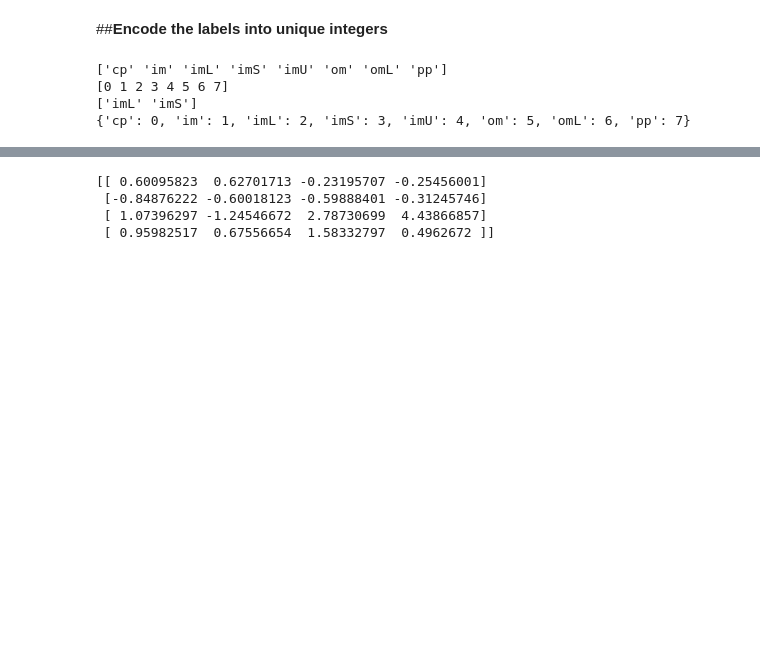
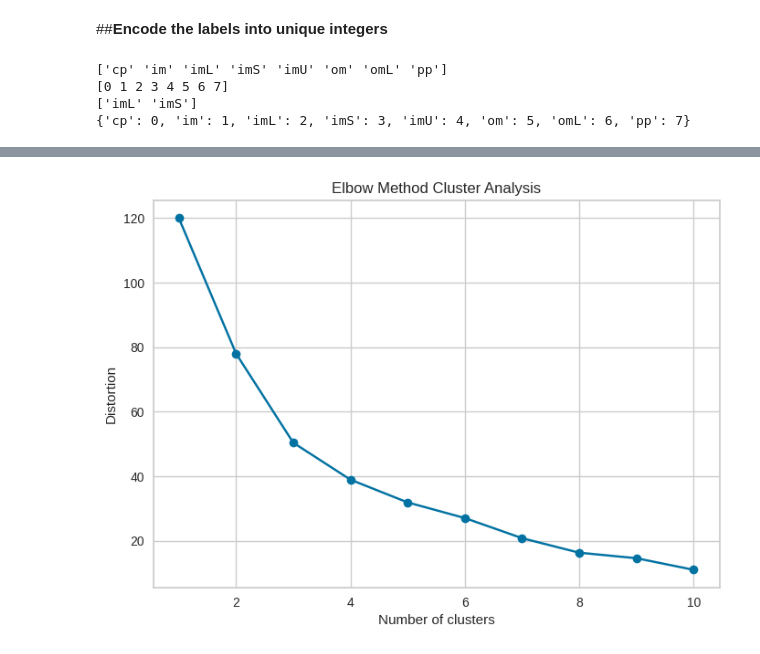
Before and after one commit to yangxu21/ML_summary, a Jupyter notebook: K_mean_summary.ipynb, the cells around one changed output, grey strips where cells are left out. Cells and saved outputs as stored; diff of their text form; code cells hidden in the pictures; blank space fills up the shorter version.

```diff
--- a/K_mean_summary.ipynb
+++ b/K_mean_summary.ipynb
@@ -116,15 +144,22 @@ visualizer.poof()
 # %%
 # Elbow plot (from scratch)
 
 import matplotlib.pyplot as plt
-km = KMeans(n_clusters=4,
+
+distortion=[]
+for i in range(1,11):
+  km = KMeans(n_clusters=i,
             init='k-means++',
             n_init=10,
             max_iter=300,
             random_state=0)
-km.fit(scaler.transform(numerical_df))
+  km.fit(scaler.transform(numerical_df))
+  distortion.append(km.inertia_)
+
+plt.plot(range(1,11), distortion, marker='o')
+plt.xlabel('Number of clusters')
+plt.ylabel('Distortion')
+plt.title('Elbow Method Cluster Analysis')
+plt.show()
 # %% [output]
-[[ 0.60095823  0.62701713 -0.23195707 -0.25456001]
- [-0.84876222 -0.60018123 -0.59888401 -0.31245746]
- [ 1.07396297 -1.24546672  2.78730699  4.43866857]
- [ 0.95982517  0.67556654  1.58332797  0.4962672 ]]
+[figure, added]
```
Also changed, not shown: parts of 15 cells of this notebook.
